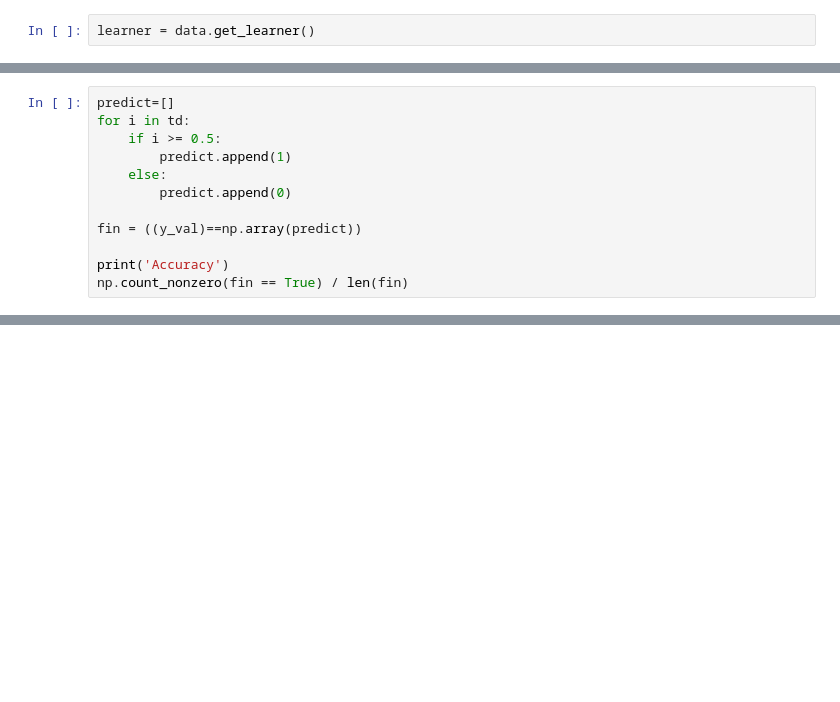
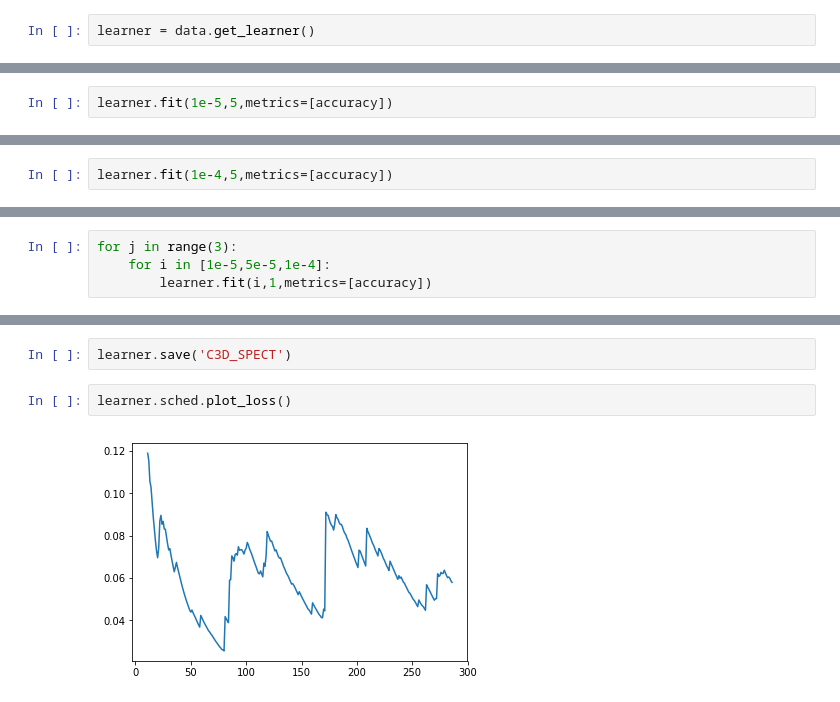
Before and after one commit to macsermkiat/PPMI, a Jupyter notebook: 2D,3D_SPECT_Classify_PD_all_slides.ipynb, the cells around one changed output, grey strips where cells are left out. Saved outputs shown, nothing was run; the diff lists cells and outputs as text; blank space fills up the shorter version.

Commit message:
99 accuracy 3DSPECT

```diff
--- a/2D,3D_SPECT_Classify_PD_all_slides.ipynb
+++ b/2D,3D_SPECT_Classify_PD_all_slides.ipynb
@@ -1089,12 +1079,0 @@ array([0.5716 , 0.51503, 0.52479, 0.52131, 0.53214, 0.55091, 0.58222, 0.58955, 0
-# %%
-predict=[]
-for i in td:
-    if i >= 0.5:
-        predict.append(1)
-    else:
-        predict.append(0)
-
-fin = ((y_val)==np.array(predict))
-
-print('Accuracy')
-np.count_nonzero(fin == True) / len(fin)
@@ -1103,0 +1080,2 @@ Accuracy
+# %%
+learner.fit(1e-5,5,metrics=[accuracy])
@@ -1103,0 +1091,2 @@ Accuracy
+# %%
+learner.fit(1e-4,5,metrics=[accuracy])
@@ -1103,0 +1102,4 @@ Accuracy
+# %%
+for j in range(3):
+    for i in [1e-5,5e-5,1e-4]:
+        learner.fit(i,1,metrics=[accuracy])
@@ -1103,0 +1126,6 @@ Accuracy
+# %%
+learner.save('C3D_SPECT')
+# %%
+learner.sched.plot_loss()
+# %% [output]
+[figure, added]
```
Also changed, not shown: parts of 16 cells of this notebook.
